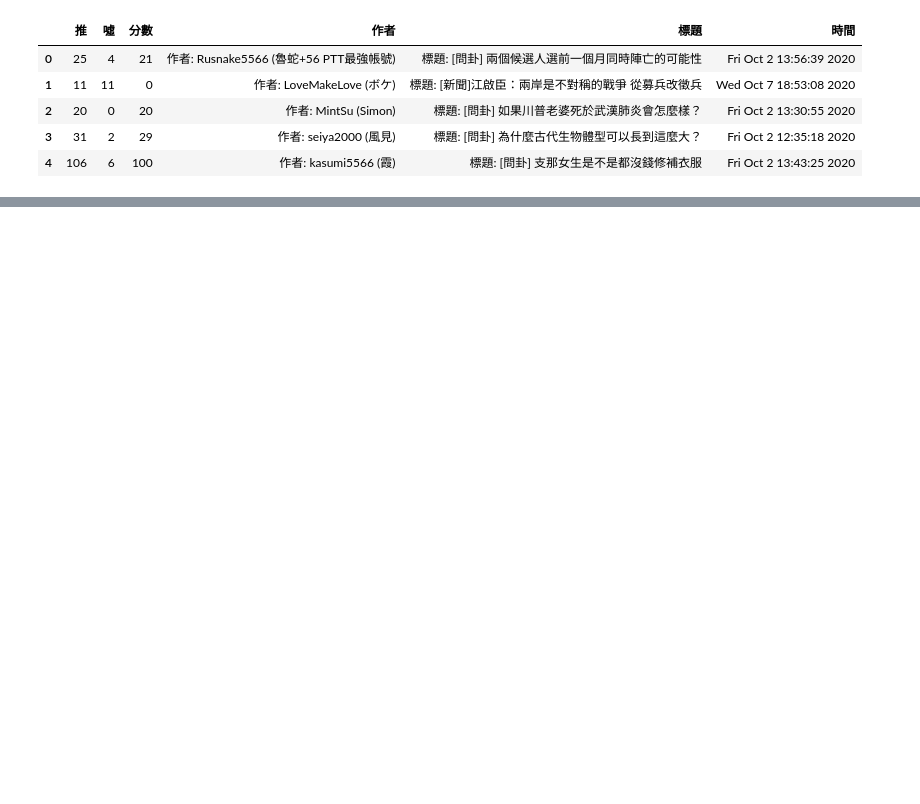
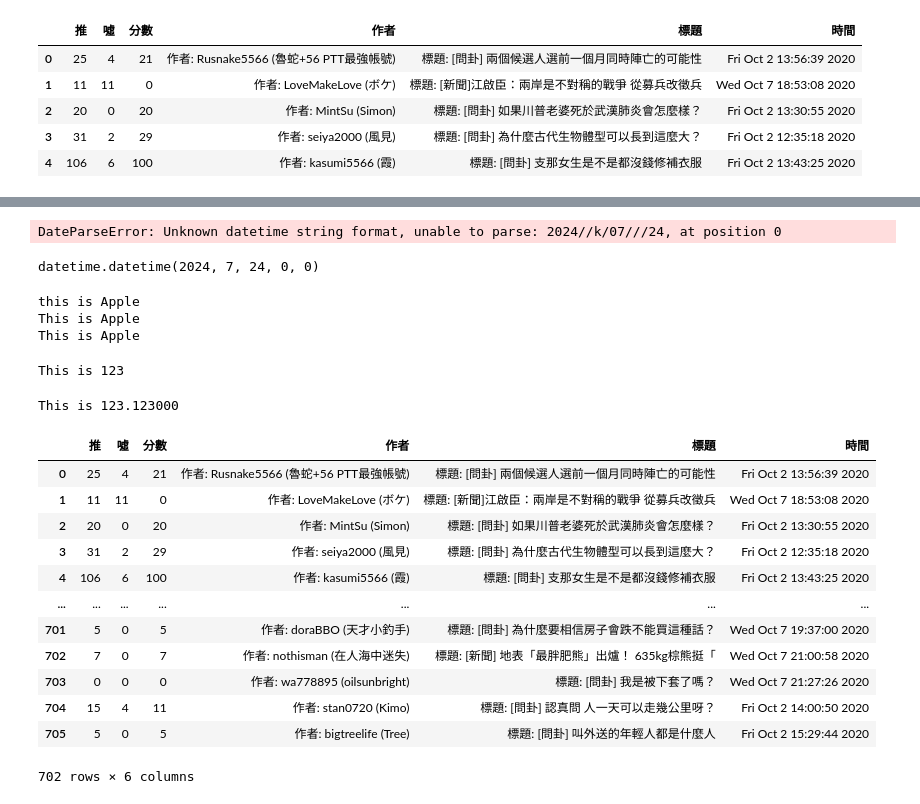
Before and after one commit to uuboyscy/tir102, a Jupyter notebook: data-pipeline/src/pandas_practice/p_05_pandas_apply.ipynb, the cells around one changed output, grey strips where cells are left out. Drawn from its saved outputs; the diff is of its cells as text; code cells hidden in the pictures; blank space fills up the shorter version.

```diff
--- a/data-pipeline/src/pandas_practice/p_05_pandas_apply.ipynb
+++ b/data-pipeline/src/pandas_practice/p_05_pandas_apply.ipynb
@@ -125,0 +154,56 @@ import pendulum
+# %%
+datetime_str = "2024//k/07///24"
+
+pd.to_datetime(datetime_str)
+# %% [output]
+DateParseError: Unknown datetime string format, unable to parse: 2024//k/07///24, at position 0
+# %%
+from datetime import datetime
+
+datetime_str = "2024//k/07///24"
+datetime.strptime(datetime_str, "%Y//k/%m///%d")
+# %% [output]
+datetime.datetime(2024, 7, 24, 0, 0)
+# %%
+print(
+    "this is %s"%("Apple")
+)
+
+print(
+    "This is {}".format("Apple")
+)
+
+tmp_var = "Apple"
+print(
+    f"This is {tmp_var}"
+)
+# %% [output]
+this is Apple
+This is Apple
+This is Apple
+# %%
+print("This is %d"%(123.123))
+# %% [output]
+This is 123
+# %%
+print("This is %f"%(123.123))
+# %% [output]
+This is 123.123000
+# %%
+df[
+    pd.to_datetime(df["時間"]) > datetime(2020, 10, 2)
+]
+# %% [output]
+|  | 推 | 噓 | 分數 | 作者 | 標題 | 時間 |
+| 0 | 25 | 4 | 21 | 作者: Rusnake5566 (魯蛇+56 PTT最強帳號) | 標題: [問卦] 兩個候選人選前一個月同時陣亡的可能性 | Fri Oct 2 13:56:39 2020 |
+| 1 | 11 | 11 | 0 | 作者: LoveMakeLove (ボケ) | 標題: [新聞]江啟臣：兩岸是不對稱的戰爭 從募兵改徵兵 | Wed Oct 7 18:53:08 2020 |
+| 2 | 20 | 0 | 20 | 作者: MintSu (Simon) | 標題: [問卦] 如果川普老婆死於武漢肺炎會怎麼樣？ | Fri Oct 2 13:30:55 2020 |
+| 3 | 31 | 2 | 29 | 作者: seiya2000 (風見) | 標題: [問卦] 為什麼古代生物體型可以長到這麼大？ | Fri Oct 2 12:35:18 2020 |
+| 4 | 106 | 6 | 100 | 作者: kasumi5566 (霞) | 標題: [問卦] 支那女生是不是都沒錢修補衣服 | Fri Oct 2 13:43:25 2020 |
+| ... | ... | ... | ... | ... | ... | ... |
+| 701 | 5 | 0 | 5 | 作者: doraBBO (天才小釣手) | 標題: [問卦] 為什麼要相信房子會跌不能買這種話？ | Wed Oct 7 19:37:00 2020 |
+| 702 | 7 | 0 | 7 | 作者: nothisman (在人海中迷失) | 標題: [新聞] 地表「最胖肥熊」出爐！ 635kg棕熊挺「 | Wed Oct 7 21:00:58 2020 |
+| 703 | 0 | 0 | 0 | 作者: wa778895 (oilsunbright) | 標題: [問卦] 我是被下套了嗎？ | Wed Oct 7 21:27:26 2020 |
+| 704 | 15 | 4 | 11 | 作者: stan0720 (Kimo) | 標題: [問卦] 認真問 人一天可以走幾公里呀？ | Fri Oct 2 14:00:50 2020 |
+| 705 | 5 | 0 | 5 | 作者: bigtreelife (Tree) | 標題: [問卦] 叫外送的年輕人都是什麼人 | Fri Oct 2 15:29:44 2020 |
+702 rows × 6 columns
```
Also changed, not shown: parts of 11 cells of this notebook.
